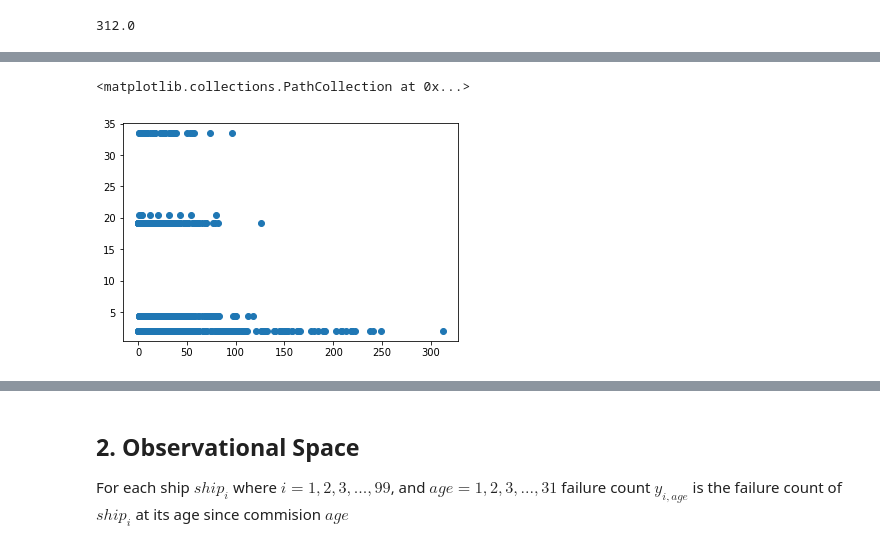
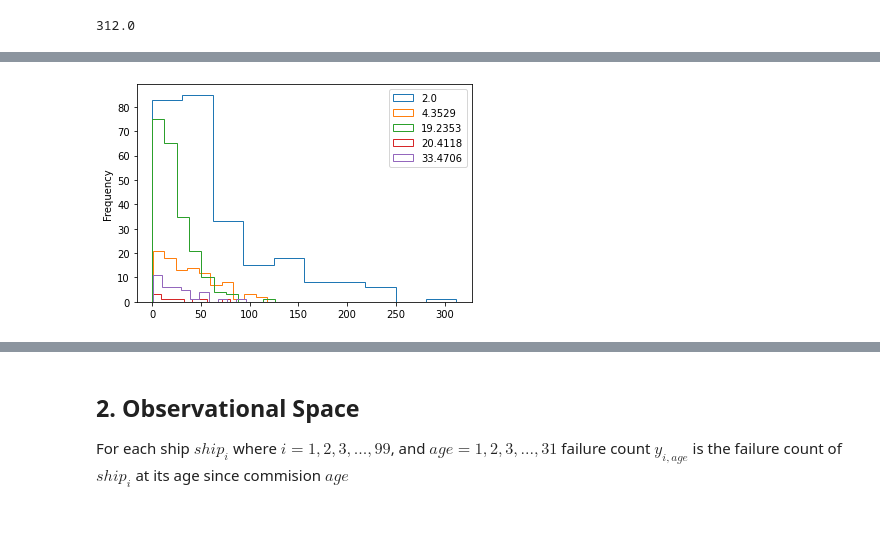
Before and after one commit to hyunjimoon/defense-reliability, a Jupyter notebook: poisson/workflow.ipynb, the cells around one changed output, grey strips where cells are left out. Cells and saved outputs as stored; diff of their text form; code cells hidden in the pictures; blank space fills up the shorter version.

```diff
--- a/poisson/workflow.ipynb
+++ b/poisson/workflow.ipynb
@@ -124,6 +123,6 @@ y_data.shape, ship_complexity_data.shape, ship_age_data.shape, engine_data.shape
-# %%
-ax = plt.gca()
-ax.scatter(y_data, relative_displacement_data)
-# %% [output]
-<matplotlib.collections.PathCollection at 0x...>
-[figure, removed]
+# %%
+ax = plt.gca()
+for disp in sorted(list(np.unique(relative_displacement_data))):
+    pd.Series(y_data[relative_displacement_data == disp], name=disp).plot.hist(ax=ax, legend=True, histtype="step")
+# %% [output]
+[figure, added]
```
Also changed, not shown: parts of 29 cells of this notebook, 6 other files.
